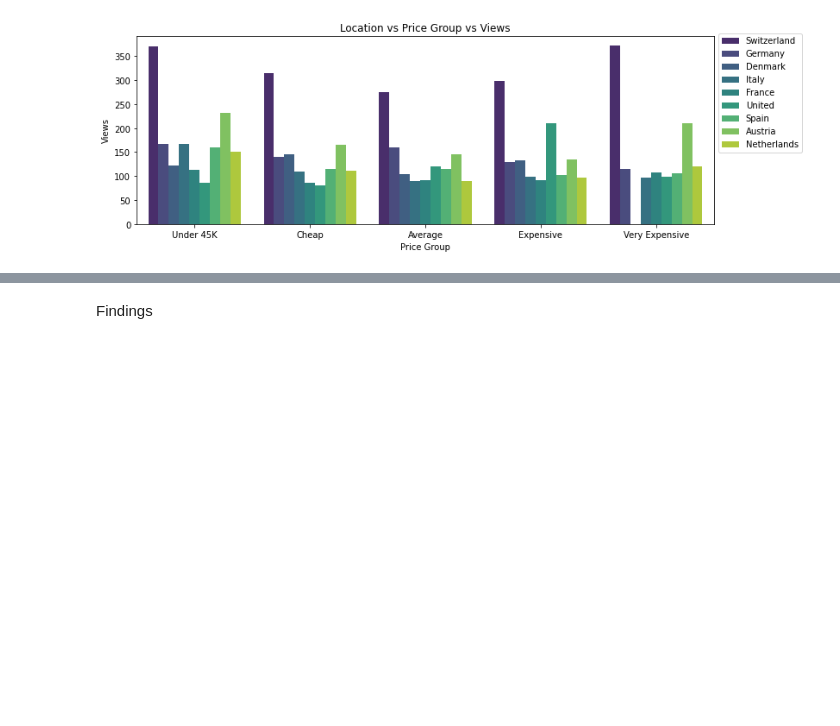
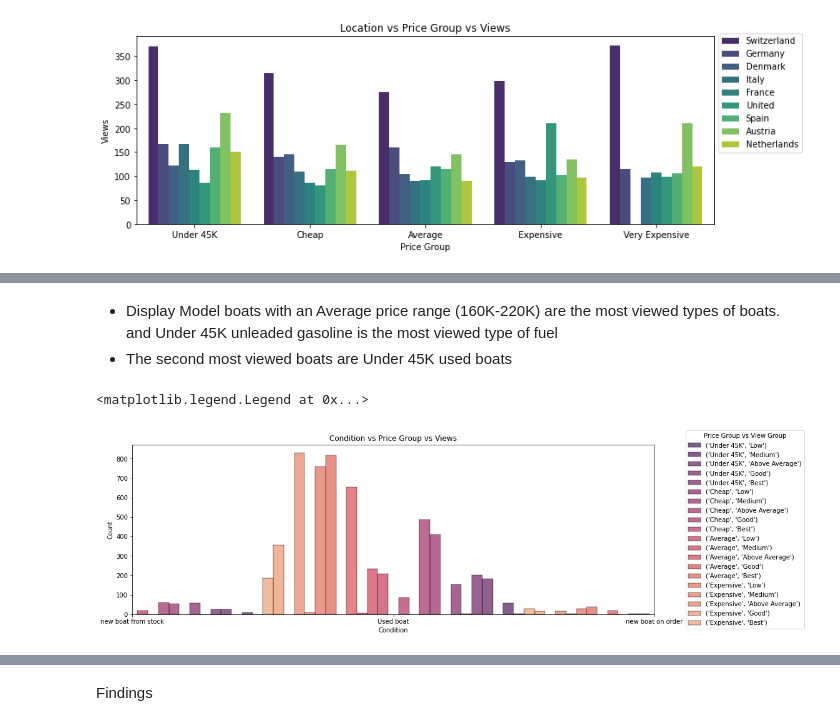
Before and after one commit to Estorko/Data-Analysis-Certification-Case-study-, a Jupyter notebook: DataCampCerf/DataCampCertf.ipynb, the cells around one changed output, grey strips where cells are left out. Cells and saved outputs as stored; diff of their text form; code cells hidden in the pictures; blank space fills up the shorter version.

```diff
--- a/DataCampCerf/DataCampCertf.ipynb
+++ b/DataCampCerf/DataCampCertf.ipynb
@@ -206,0 +243,23 @@ Swiss people are affordable for any kind of boat. Gerans prefer Average boats (1
+# %% [markdown]
+- Display Model boats with an Average price range (160K-220K) are the most viewed types of boats. and Under 45K unleaded gasoline is
+the most viewed type of fuel
+- The second most viewed boats are Under 45K used boats
+# %%
+# Fig 9.2
+# 9.2.) Condition vs Price Group vs Views
+fig=plt.subplots(figsize=(15,5))
+fig=sns.histplot(x='Condition',data=df,palette='flare',discrete=True,hue=df[['EUR Price Group', 'View_group']].apply(tuple, axis=1),
+multiple='dodge',hue_order=[('Under 45K','Low'),('Under 45K','Medium'),('Under 45K','Above Average'),('Under 45K','Good')
+,('Under 45K','Best'),('Cheap','Low'),('Cheap','Medium'),('Cheap','Above Average'),('Cheap','Good'),('Cheap','Best'),('Average','Low')
+,('Average','Medium'),('Average','Above Average'),('Average','Good'),('Average','Best'),('Expensive','Low'),('Expensive','Medium')
+,('Expensive','Above Average'),('Expensive','Good'),('Expensive','Best'),('Very Expensive','Low'),('Very Expensive','Medium')
+,('Very Expensive','Above Average'),('Very Expensive','Good'),('Very Expensive','Best')])
+fig.set(xlabel='Condition',ylabel='Count',title='Condition vs Price Group vs Views',xlim=(0,2))
+fig.legend([('Under 45K','Low'),('Under 45K','Medium'),('Under 45K','Above Average'),('Under 45K','Good')
+,('Under 45K','Best'),('Cheap','Low'),('Cheap','Medium'),('Cheap','Above Average'),('Cheap','Good'),('Cheap','Best'),('Average','Low')
+,('Average','Medium'),('Average','Above Average'),('Average','Good'),('Average','Best'),('Expensive','Low'),('Expensive','Medium')
+,('Expensive','Above Average'),('Expensive','Good'),('Expensive','Best'),('Very Expensive','Low'),('Very Expensive','Medium')
+,('Very Expensive','Above Average'),('Very Expensive','Good'),('Very Expensive','Best')],loc='center left',bbox_to_anchor=(1.06, 0.5,),borderaxespad=0,title='Price Group vs View Group',fontsize='10')
+# %% [output]
+<matplotlib.legend.Legend at 0x...>
+[figure, added]
```
Also changed, not shown: parts of 9 cells of this notebook, 1 other file.
